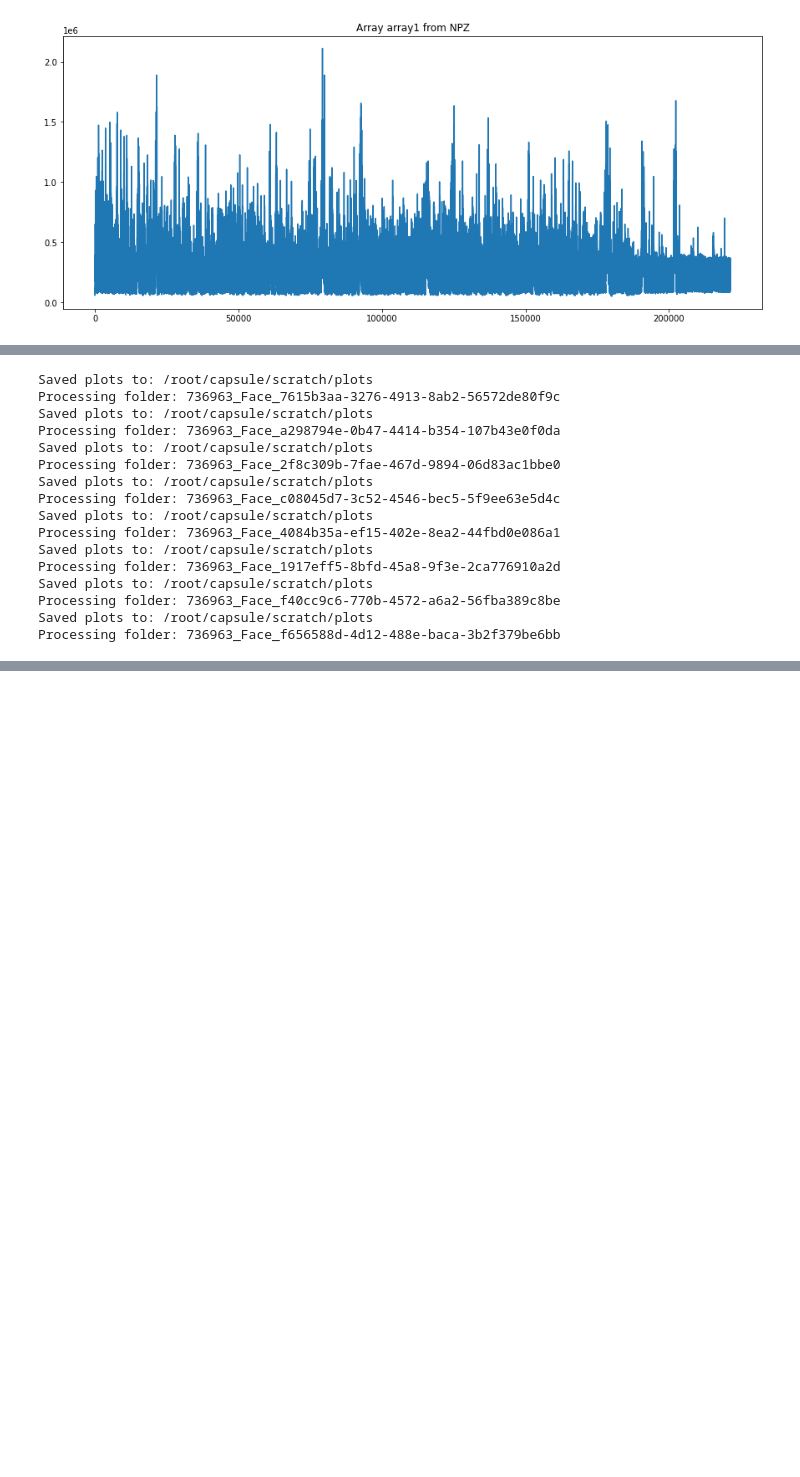
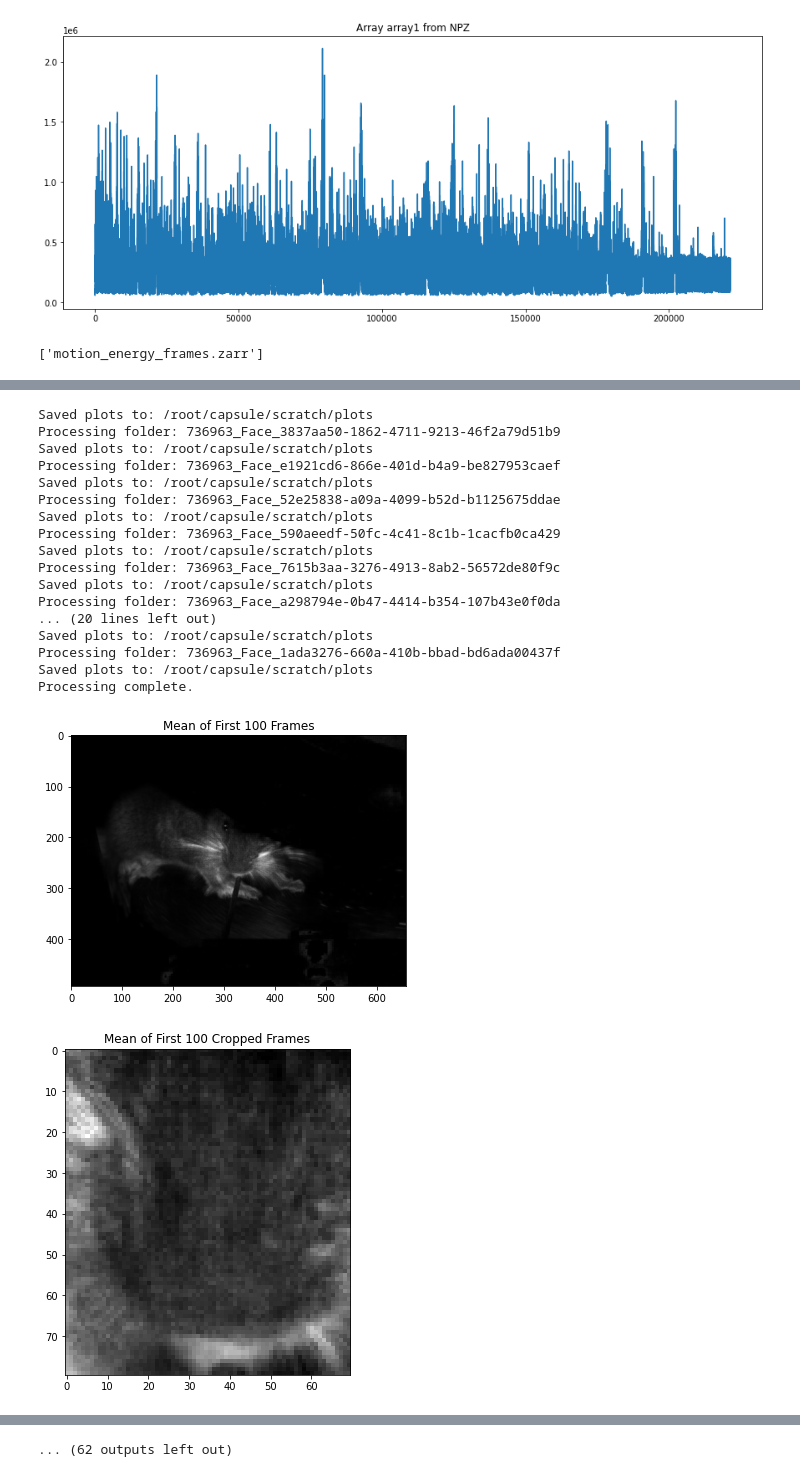
Before and after one commit to AllenInstitute/compute_motion_energy, a Jupyter notebook: code/Plot_results.ipynb, the cells around one changed output, grey strips where cells are left out. Saved outputs shown, nothing was run; the diff lists cells and outputs as text; code cells hidden in the pictures; blank space fills up the shorter version.

Commit message:
Edited datasets.json, Plot_results.ipynb

```diff
--- a/code/Plot_results.ipynb
+++ b/code/Plot_results.ipynb
@@ -57,6 +57,10 @@ plt.title(f"Array {array_name} from NPZ")
 plt.show()
 # %% [output]
 [figure]
+# %%
+zarr_files
+# %% [output]
+['motion_energy_frames.zarr']
 # %%
 
 # Define the base directory
@@ -87,6 +91,7 @@ for folder in os.listdir(base_dir):
     zarr_data = zarr.open(zarr_path, mode='r')
     zarr_data = zarr_data['data']
 
+    # Full frame
     num_frames = min(100, zarr_data.shape[0])  # Ensure we don't exceed available frames
     mean_frame = np.mean(zarr_data[1:num_frames], axis=0)
 
@@ -97,7 +102,19 @@ for folder in os.listdir(base_dir):
     mean_frame_path = os.path.join(plots_dir, f"{folder}_mean_frame.png")
     plt.savefig(mean_frame_path, dpi=300)
 
+    # Cropped frame
+    zarr_path = os.path.join(folder_path, zarr_files[0], 'cropped_data')
+    zarr_data = zarr.open(zarr_path, mode='r')
 
+    num_frames = min(100, zarr_data.shape[0])  # Ensure we don't exceed available frames
+    mean_frame = np.mean(zarr_data[1:num_frames], axis=0)
+
+    # Save mean frame plot
+    plt.figure(figsize=(6, 6))
+    plt.imshow(mean_frame, cmap='gray')  # Adjust colormap if needed
+    plt.title(f"Mean of First {num_frames} Cropped Frames")
+    mean_frame_path = os.path.join(plots_dir, f"{folder}_mean_cropped_frame.png")
+    plt.savefig(mean_frame_path, dpi=300)
     # Process NPZ file (assumes one per folder)
     npz_path = os.path.join(folder_path, npz_files[0])
     npz_data = np.load(npz_path)
@@ -140,16 +153,19 @@ Processing folder: 736963_Face_590aeedf-50fc-4c41-8c1b-1cacfb0ca429
+Saved plots to: /root/capsule/scratch/plots
+Processing folder: 736963_Face_3837aa50-1862-4711-9213-46f2a79d51b9
+Saved plots to: /root/capsule/scratch/plots
+Processing folder: 736963_Face_e1921cd6-866e-401d-b4a9-be827953caef
+Saved plots to: /root/capsule/scratch/plots
+Processing folder: 736963_Face_52e25838-a09a-4099-b52d-b1125675ddae
+Saved plots to: /root/capsule/scratch/plots
+Processing folder: 736963_Face_590aeedf-50fc-4c41-8c1b-1cacfb0ca429
 Saved plots to: /root/capsule/scratch/plots
 Processing folder: 736963_Face_7615b3aa-3276-4913-8ab2-56572de80f9c
 Saved plots to: /root/capsule/scratch/plots
 Processing folder: 736963_Face_a298794e-0b47-4414-b354-107b43e0f0da
+... (20 lines left out)
 Saved plots to: /root/capsule/scratch/plots
-Processing folder: 736963_Face_2f8c309b-7fae-467d-9894-06d83ac1bbe0
+Processing folder: 736963_Face_1ada3276-660a-410b-bbad-bd6ada00437f
 Saved plots to: /root/capsule/scratch/plots
-Processing folder: 736963_Face_c08045d7-3c52-4546-bec5-5f9ee63e5d4c
-Saved plots to: /root/capsule/scratch/plots
-Processing folder: 736963_Face_4084b35a-ef15-402e-8ea2-44fbd0e086a1
-Saved plots to: /root/capsule/scratch/plots
-Processing folder: 736963_Face_1917eff5-8bfd-45a8-9f3e-2ca776910a2d
-Saved plots to: /root/capsule/scratch/plots
-Processing folder: 736963_Face_f40cc9c6-770b-4572-a6a2-56fba389c8be
-Saved plots to: /root/capsule/scratch/plots
-Processing folder: 736963_Face_f656588d-4d12-488e-baca-3b2f379be6bb
+Processing complete.
+[figure, added]
+[figure, added]
@@ -155,0 +180 @@ Processing folder: 736963_Face_f656588d-4d12-488e-baca-3b2f379be6bb
+... (62 outputs left out)
```
Also changed, not shown: parts of 2 cells of this notebook, 1 other file.
